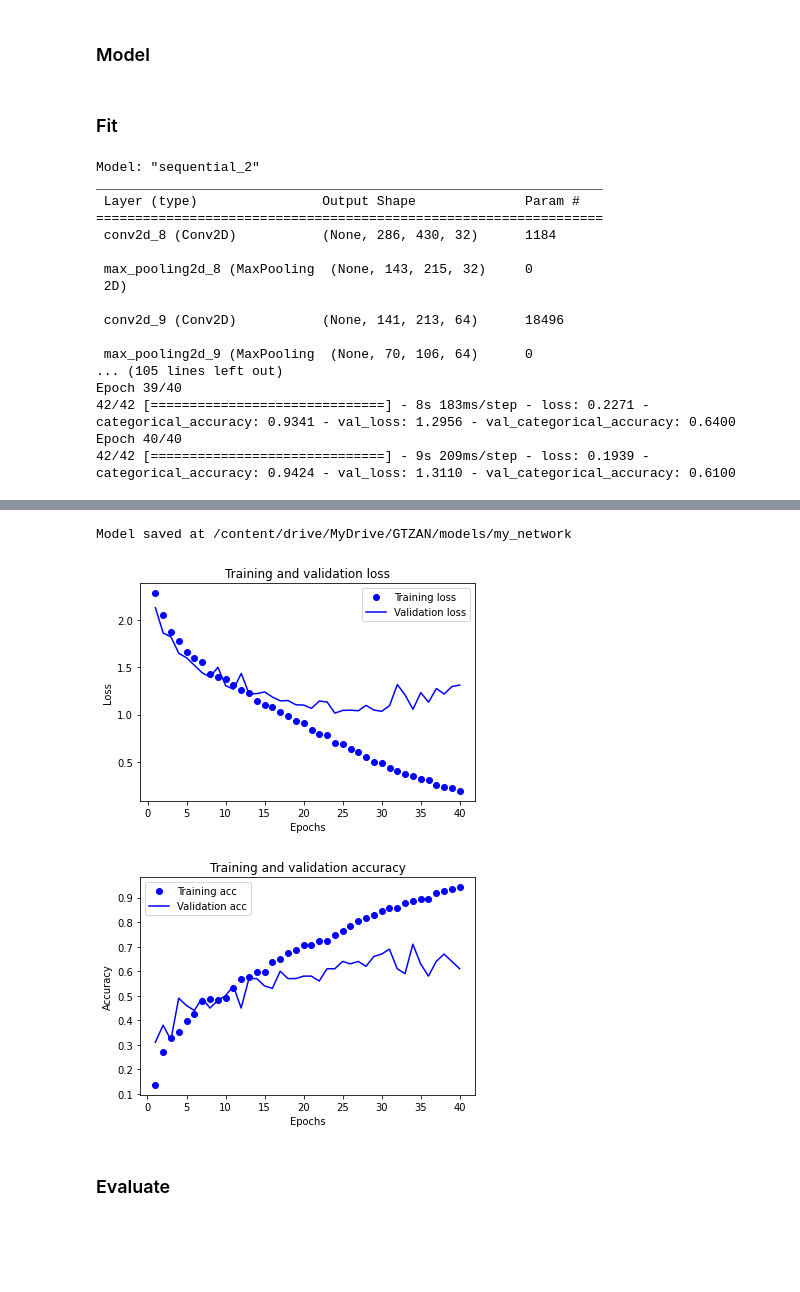
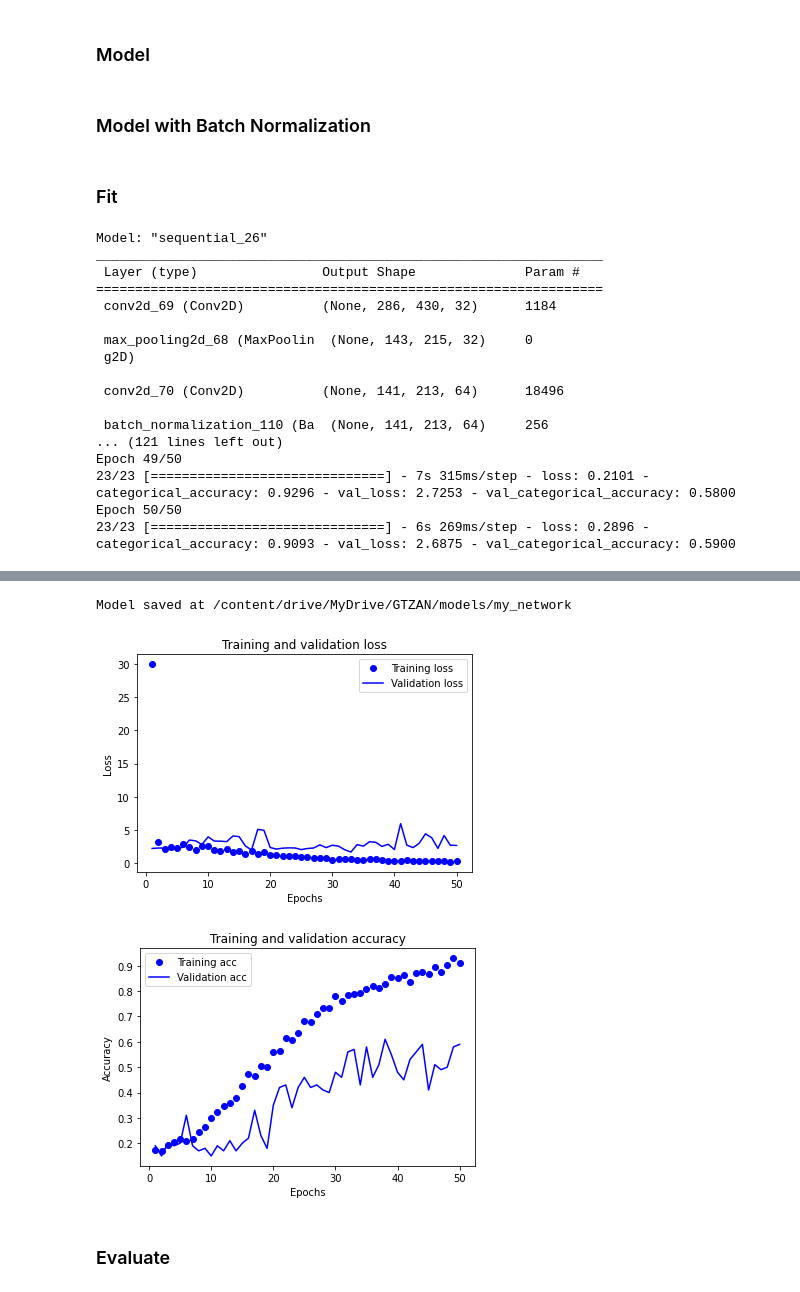
Before and after one commit to michalgorul/classification-of-musical-genres, a Jupyter notebook: GTZAN_MG.ipynb, the cells around one changed output, grey strips where cells are left out. Cells and saved outputs as stored; diff of their text form; code cells hidden in the pictures; blank space fills up the shorter version.

Commit message:
add some play with batch normalization

```diff
--- a/GTZAN_MG.ipynb
+++ b/GTZAN_MG.ipynb
@@ -977,8 +985,8 @@ Initialized Test directory successfuly
 # %%
 from keras.preprocessing.image import ImageDataGenerator, DirectoryIterator
 
-# MY_NETWORK_BATCH_SIZE = 128
-MY_NETWORK_BATCH_SIZE = 20
+# MY_NETWORK_BATCH_SIZE = 100
+MY_NETWORK_BATCH_SIZE = 32
 
 
 def get_train_data_generator() -> DirectoryIterator:
@@ -1071,6 +1079,47 @@ def build_my_model() -> Sequential:
   )
 
   return model
+# %% [markdown]
+### Model with Batch Normalization
+# %%
+ImageFile.LOAD_TRUNCATED_IMAGES = True
+
+
+def build_my_model() -> Sequential:
+  """
+  Function creating keras model
+  :return: a model
+  """
+
+  input_shape = (*image_target_size, 4)
+
+  model = models.Sequential()
+
+  model.add(layers.Conv2D(32, (3, 3), activation='relu', input_shape=input_shape))
+  model.add(layers.MaxPooling2D((2, 2)))
+
+  model.add(layers.Conv2D(64, (3, 3), activation='relu', input_shape=input_shape))
+  model.add(layers.BatchNormalization())
+
+  model.add(layers.MaxPooling2D((2, 2)))
+  model.add(layers.BatchNormalization())
+
+  model.add(layers.Flatten())
+
+  model.add(layers.Dense(128, activation='relu'))
+  model.add(layers.Dropout(0.2))
+
+  model.add(layers.Dense(10, activation='sigmoid'))
+
+  model.summary()
+
+  model.compile(
+      optimizer=optimizers.RMSprop(learning_rate=1e-4),
+      loss=losses.categorical_crossentropy,
+      metrics=[metrics.categorical_accuracy],
+  )
+
+  return model
 # %% [markdown]
 ### Fit
 # %%
@@ -1085,7 +1134,7 @@ val_steps = val_data.samples / val_data.batch_size
 
 my_model_path = "/content/drive/MyDrive/GTZAN/models/my_network"
 
-EPOCHS = 40
+EPOCHS = 50
 
 fit_model(
     model=my_model,
@@ -1098,20 +1147,20 @@ fit_model(
     model_path=my_model_path
 )
 # %% [output]
-Model: "sequential_2"
+Model: "sequential_26"
 _________________________________________________________________
  Layer (type)                Output Shape              Param #
 =================================================================
- conv2d_8 (Conv2D)           (None, 286, 430, 32)      1184
+ conv2d_69 (Conv2D)          (None, 286, 430, 32)      1184
 
- max_pooling2d_8 (MaxPooling  (None, 143, 215, 32)     0
- 2D)
+ max_pooling2d_68 (MaxPoolin  (None, 143, 215, 32)     0
+ g2D)
 
- conv2d_9 (Conv2D)           (None, 141, 213, 64)      18496
+ conv2d_70 (Conv2D)          (None, 141, 213, 64)      18496
 
- max_pooling2d_9 (MaxPooling  (None, 70, 106, 64)      0
-... (105 lines left out)
-Epoch 39/40
-42/42 [==============================] - 8s 183ms/step - loss: 0.2271 - categorical_accuracy: 0.9341 - val_loss: 1.2956 - val_categorical_accuracy: 0.6400
-Epoch 40/40
-42/42 [==============================] - 9s 209ms/step - loss: 0.1939 - categorical_accuracy: 0.9424 - val_loss: 1.3110 - val_categorical_accuracy: 0.6100
+ batch_normalization_110 (Ba  (None, 141, 213, 64)     256
+... (121 lines left out)
+Epoch 49/50
+23/23 [==============================] - 7s 315ms/step - loss: 0.2101 - categorical_accuracy: 0.9296 - val_loss: 2.7253 - val_categorical_accuracy: 0.5800
+Epoch 50/50
+23/23 [==============================] - 6s 269ms/step - loss: 0.2896 - categorical_accuracy: 0.9093 - val_loss: 2.6875 - val_categorical_accuracy: 0.5900
@@ -1119,6 +1168,6 @@ WARNING:absl:Found untraced functions such as _jit_compiled_convolution_op, _jit
 Model saved at /content/drive/MyDrive/GTZAN/models/my_network
-[figure, old version]
+[figure, new version]
-[figure, old version]
+[figure, new version]
 # %% [markdown]
 ### Evaluate
 # %%
```
Also changed, not shown: parts of 7 cells of this notebook.
